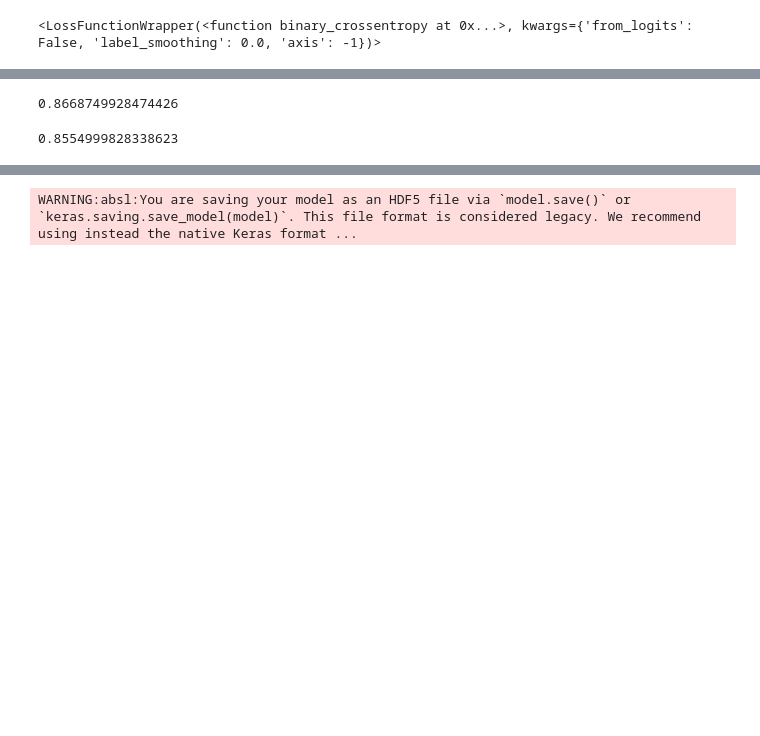
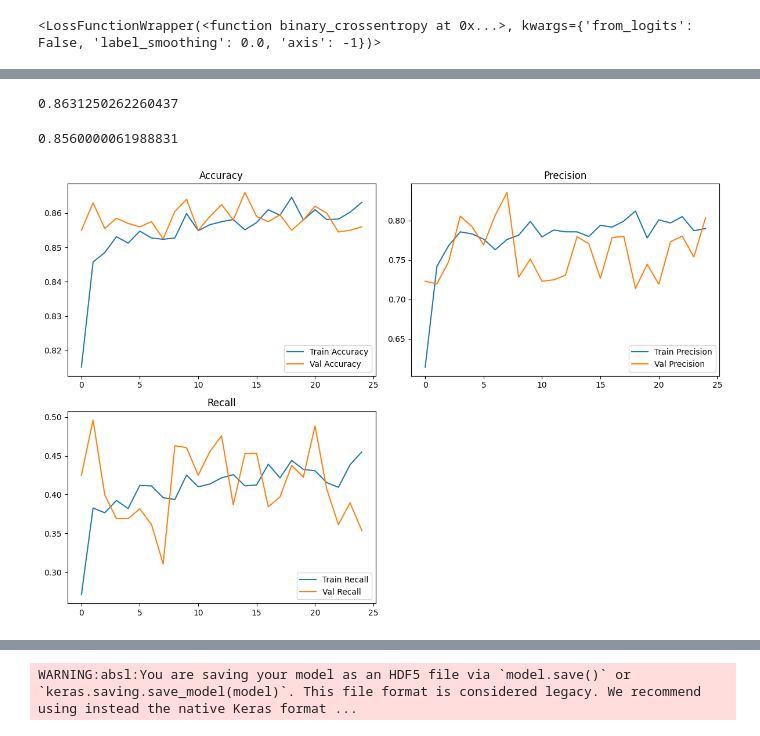
Before and after one commit to TarunSaxena1996/nlp, a Jupyter notebook: annclassification/experiments.ipynb, the cells around one changed output, grey strips where cells are left out. Drawn from its saved outputs; the diff is of its cells as text; code cells hidden in the pictures; blank space fills up the shorter version.

```diff
--- a/annclassification/experiments.ipynb
+++ b/annclassification/experiments.ipynb
@@ -214,7 +214,10 @@ loss
 <LossFunctionWrapper(<function binary_crossentropy at 0x...>, kwargs={'from_logits': False, 'label_smoothing': 0.0, 'axis': -1})>
 # %%
 ## compile the model
-model.compile(optimizer=opt,loss="binary_crossentropy",metrics=['accuracy'])
+from tensorflow.keras import metrics
+model.compile(optimizer=opt,loss="binary_crossentropy",metrics=['accuracy',
+                       metrics.Precision(name="precision"),
+                       metrics.Recall(name="recall")])
 # %%
 ## Set up the Tensorboard
 from tensorflow.keras.callbacks import EarlyStopping,TensorBoard
@@ -251,8 +254,37 @@ Epoch 35/100
 # %%
 history.history['accuracy'][-1]
 # %% [output]
-0.8668749928474426
+0.8631250262260437
 # %%
 history.history['val_accuracy'][-1]
 # %% [output]
-0.8554999828338623
+0.8560000061988831
+# %%
+import matplotlib.pyplot as plt
+# Plotting
+plt.figure(figsize=(12,8))
+
+# Accuracy
+plt.subplot(2,2,1)
+plt.plot(history.history['accuracy'], label='Train Accuracy')
+plt.plot(history.history['val_accuracy'], label='Val Accuracy')
+plt.legend(); plt.title("Accuracy")
+
+# Precision
+plt.subplot(2,2,2)
+plt.plot(history.history['precision'], label='Train Precision')
+plt.plot(history.history['val_precision'], label='Val Precision')
+plt.legend(); plt.title("Precision")
+
+# Recall
+plt.subplot(2,2,3)
+plt.plot(history.history['recall'], label='Train Recall')
+plt.plot(history.history['val_recall'], label='Val Recall')
+plt.legend(); plt.title("Recall")
+
+
+
+plt.tight_layout()
+plt.show()
+# %% [output]
+[figure, added]
```
Also changed, not shown: parts of 5 cells of this notebook, 5 other files.
